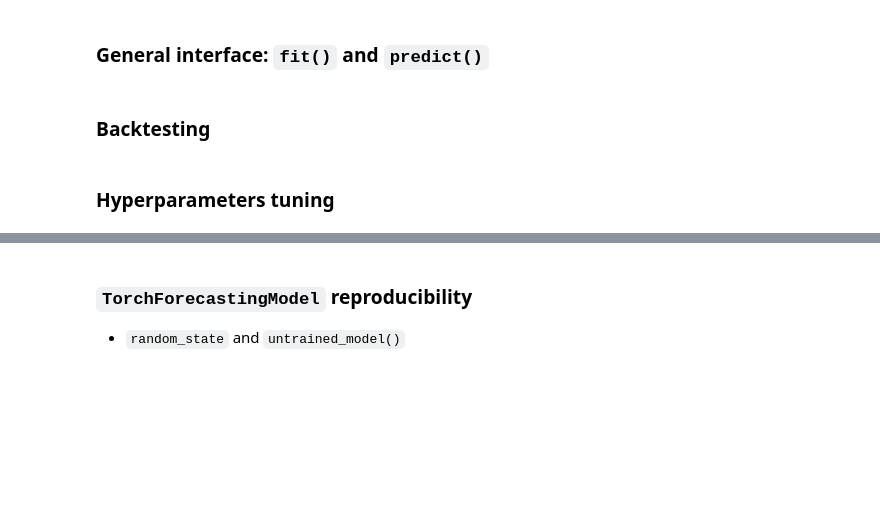
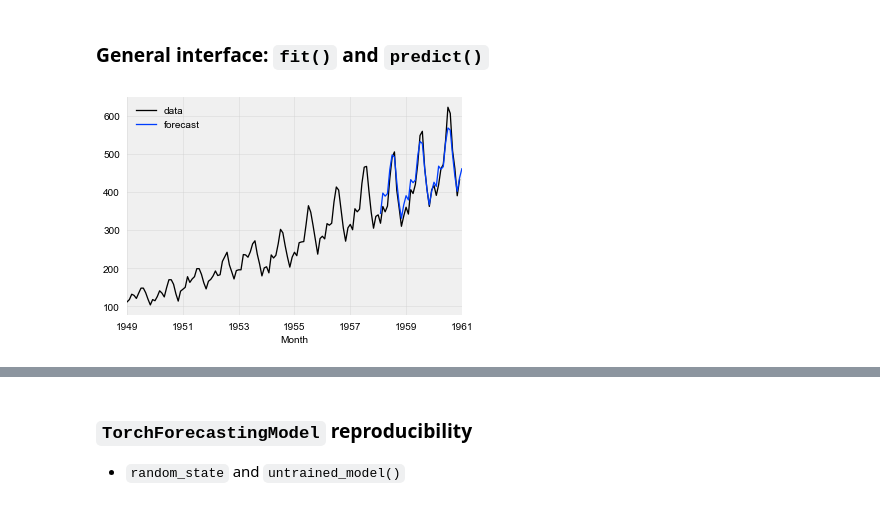
Before and after one commit to spazzy/darts, a Jupyter notebook: examples/darts-detailed-overview.ipynb, the cells around one changed output, grey strips where cells are left out. Saved outputs shown, nothing was run; the diff lists cells and outputs as text; code cells hidden in the pictures; blank space fills up the shorter version.

Commit message:
feat(overview): ForecastingModel section progress

```diff
--- a/examples/darts-detailed-overview.ipynb
+++ b/examples/darts-detailed-overview.ipynb
@@ -156,9 +153,9 @@ plt.show()
 [figure]
 # %%
 # Slice using pandas.Timestamp
-training, validation = air_series[:pd.Timestamp('1958-01-01')], air_series[pd.Timestamp('1958-01-01'):]
-training.plot(label="training")
-validation.plot(label="validation")
+air_series_train, air_series_val = air_series[:pd.Timestamp('1958-01-01')], air_series[pd.Timestamp('1958-01-01'):]
+air_series_train.plot(label="training")
+air_series_val.plot(label="validation")
 
 plt.legend()
 plt.show()
@@ -224,6 +223,16 @@ plt.show()
 # %% [markdown]
 ### General interface: `fit()` and `predict()`
-# %% [markdown]
-### Backtesting
-# %% [markdown]
-### Hyperparameters tuning
+# %%
+from darts.models import ExponentialSmoothing
+
+model = ExponentialSmoothing()
+model.fit(air_series_train)
+forecast = model.predict(n=36)
+
+air_series.plot(label="data")
+forecast.plot(label="forecast")
+
+plt.legend()
+plt.show()
+# %% [output]
+[figure, added]
```
Also changed, not shown: parts of 9 cells of this notebook, 2 other files.
